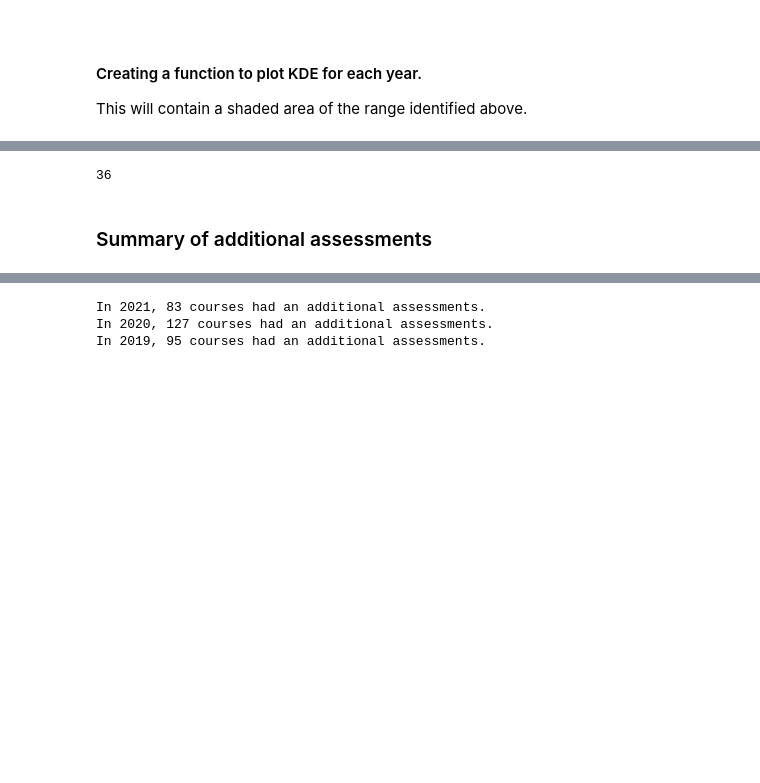
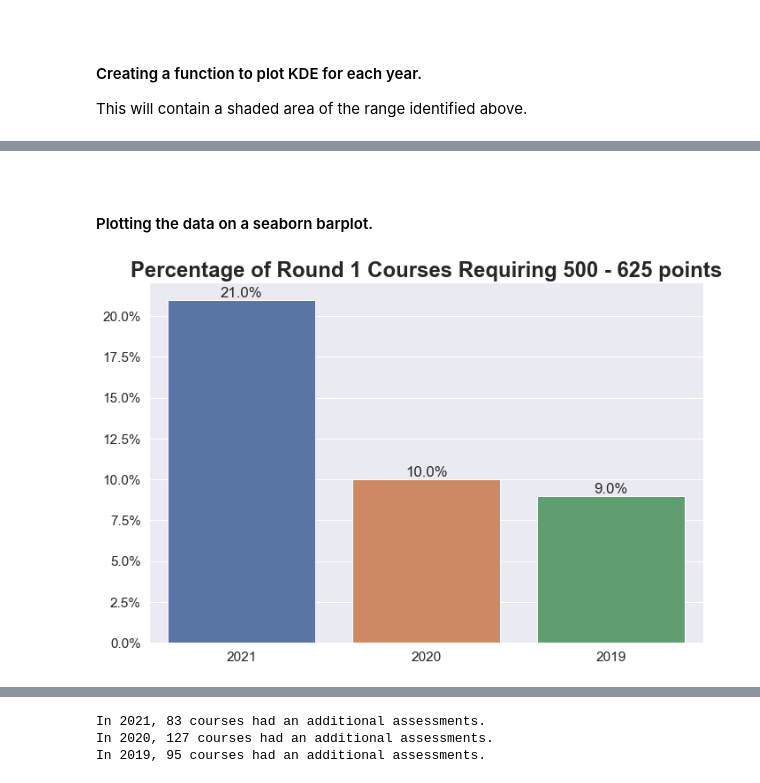
Before and after one commit to RYANCOX00/Fundamentals_of_DA, a Jupyter notebook: cao.ipynb, the cells around one changed output, grey strips where cells are left out. Cells and saved outputs as stored; diff of their text form; code cells hidden in the pictures; blank space fills up the shorter version.

```diff
--- a/cao.ipynb
+++ b/cao.ipynb
@@ -733,6 +751,0 @@ range20[1] - high_courses20
-# %%
-range19[1] - high_courses19
-# %% [output]
-36
-# %% [markdown]
-### Summary of additional assessments
@@ -744,0 +752,30 @@ assess21, assess20, assess19 = all_courses[assessments].sum()
+# %% [markdown]
+<br>
+
+#### Plotting the data on a seaborn barplot.
+# %%
+data = [high_courses21, high_courses20, high_courses19]
+labels = ['2021', '2020', '2019']
+
+
+# Plotting percentage pf courses with point from 500 - 625 as bar plot.
+bar = sns.barplot(x = labels , y = data)
+
+
+# Formating the y axis as a percentage.
+bar.yaxis.set_major_formatter(mtick.PercentFormatter())
+
+
+# Post version 3.4.1 matplotlib has bar_label function.[33]  We can added format as percentage [34]
+bar.bar_label(bar.containers[0], fmt= '%.1f%%', label_type='edge')
+
+# Setting title of the barplot by way pf dict.
+titlefont= { 'fontsize': 24, 'fontweight':'bold'}
+bar.set_title("Percentage of Round 1 Courses Requiring 500 - 625 points", fontdict= titlefont)
+
+# Setting font size on the plot.
+sns.set(font_scale=1.4)
+
+plt.show()
+# %% [output]
+[figure, added]
```
Also changed, not shown: parts of 33 cells of this notebook, 25 other files.
